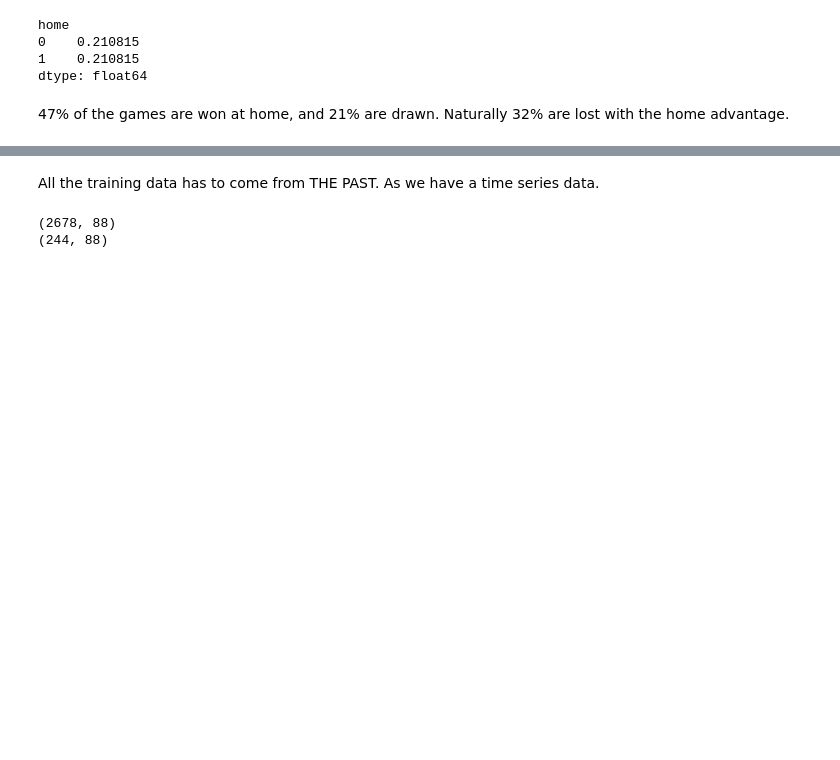
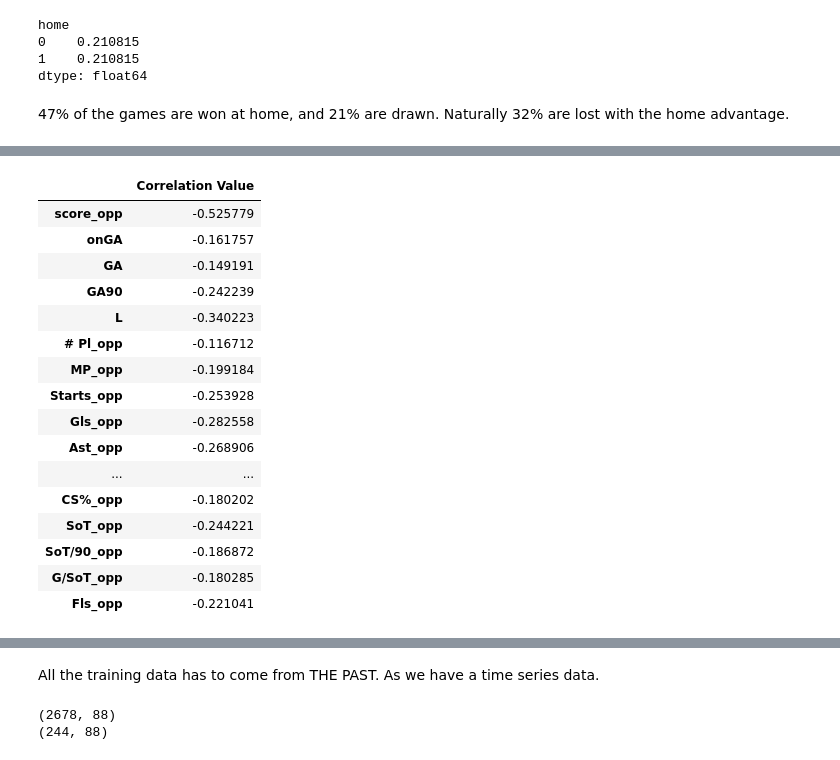
Before and after one commit to RaminVali/CL_WebScraping_ML_Prediction, a Jupyter notebook: predict.ipynb, the cells around one changed output, grey strips where cells are left out. Saved outputs shown, nothing was run; the diff lists cells and outputs as text; code cells hidden in the pictures; blank space fills up the shorter version.

```diff
--- a/predict.ipynb
+++ b/predict.ipynb
@@ -92,0 +118,20 @@ dtype: float64
+# %%
+corr[corr["Correlation Value"]<-0.1]
+# %% [output]
+|  | Correlation Value |
+| score_opp | -0.525779 |
+| onGA | -0.161757 |
+| GA | -0.149191 |
+| GA90 | -0.242239 |
+| L | -0.340223 |
+| # Pl_opp | -0.116712 |
+| MP_opp | -0.199184 |
+| Starts_opp | -0.253928 |
+| Gls_opp | -0.282558 |
+| Ast_opp | -0.268906 |
+| ... | ... |
+| CS%_opp | -0.180202 |
+| SoT_opp | -0.244221 |
+| SoT/90_opp | -0.186872 |
+| G/SoT_opp | -0.180285 |
+| Fls_opp | -0.221041 |
```
Also changed, not shown: parts of 9 cells of this notebook, 3 other files.
